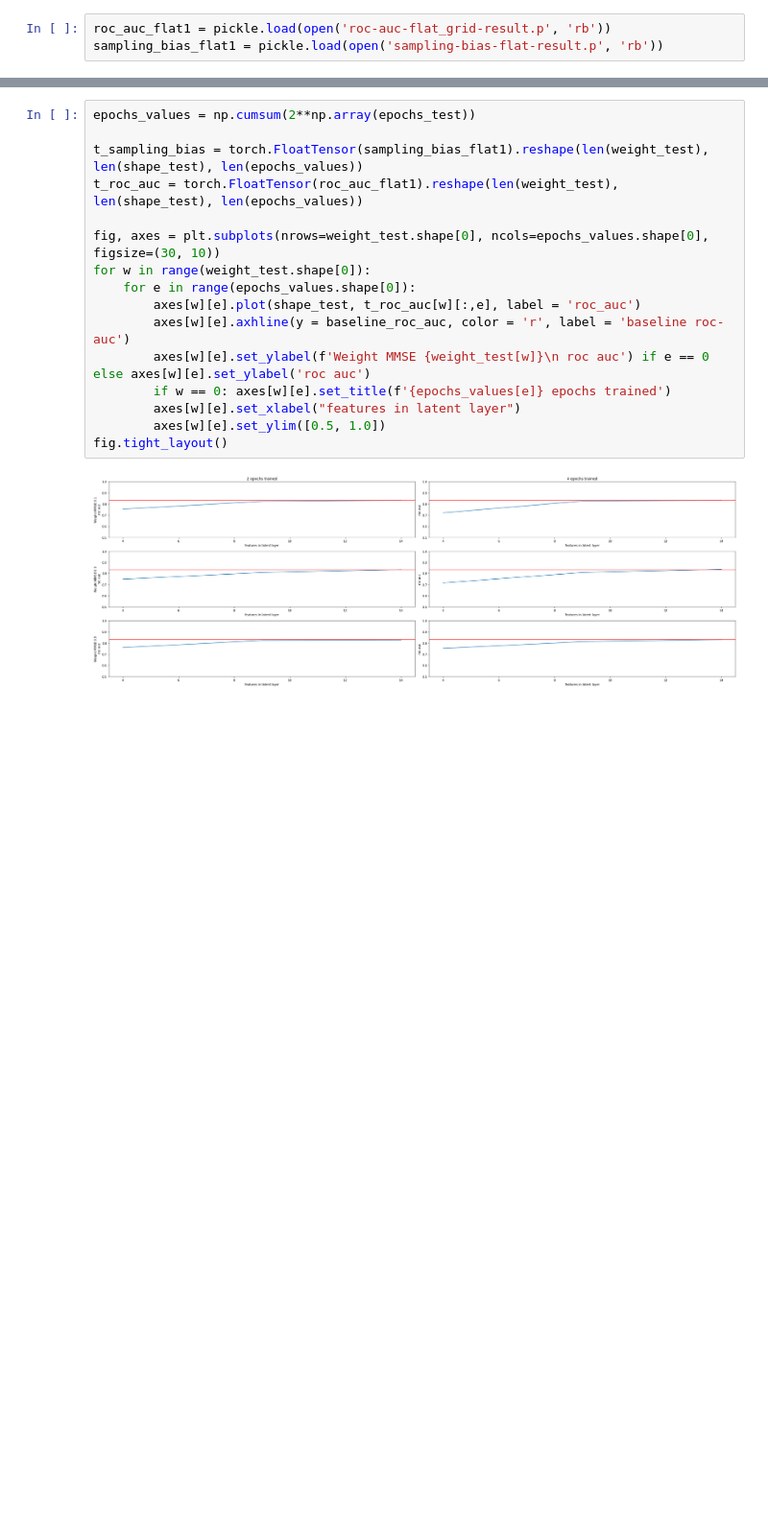
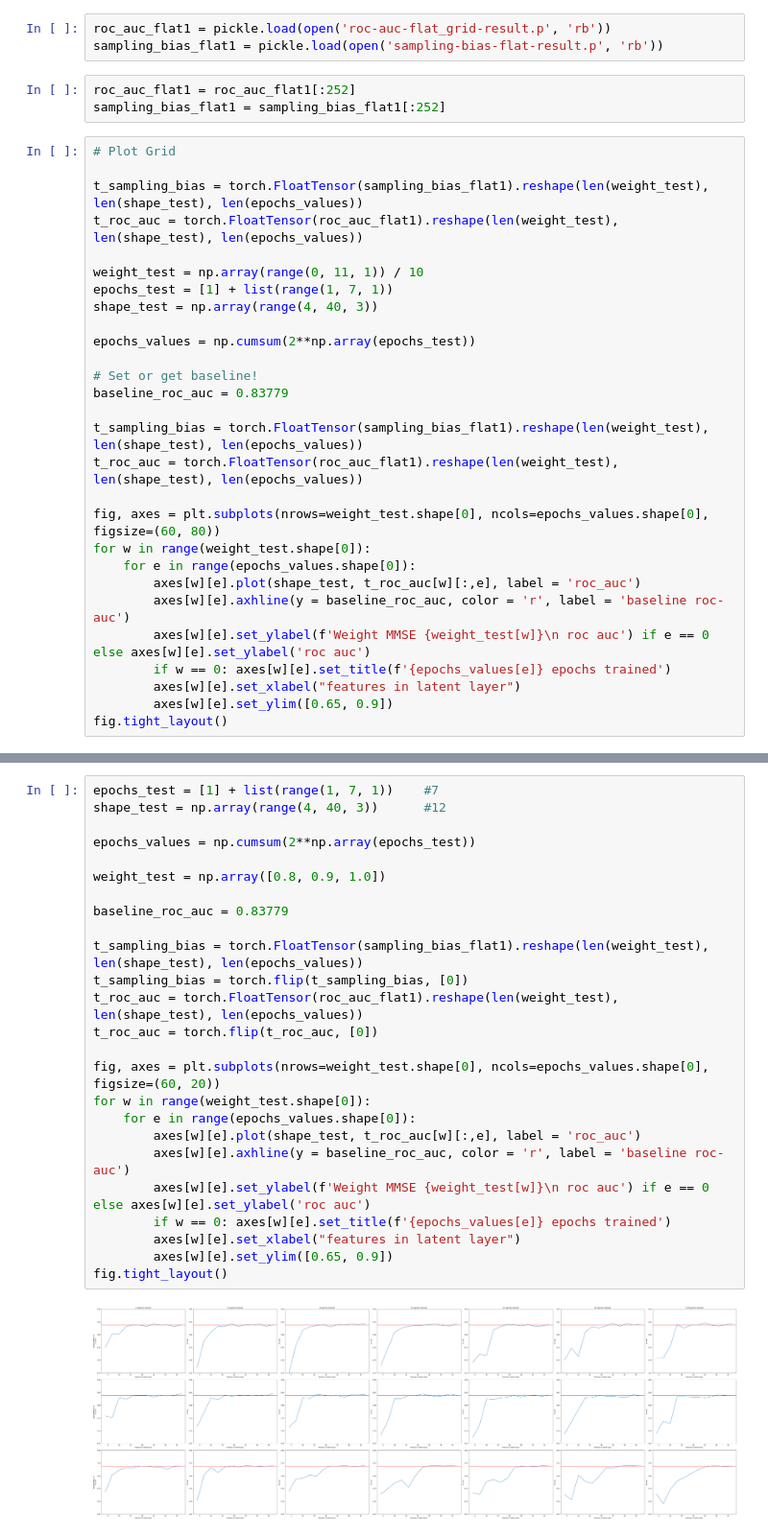
Before and after one commit to lukasvoege/reject-infer-autoencoder, a Jupyter notebook: notebooks/gridsearch.ipynb, the cells around one changed output, grey strips where cells are left out. Shown at 96% size. Drawn from its saved outputs; the diff is of its cells as text; blank space fills up the shorter version.

```diff
--- a/notebooks/gridsearch.ipynb
+++ b/notebooks/gridsearch.ipynb
@@ -159,3 +159,34 @@ KeyboardInterrupt:
 # %%
 roc_auc_flat1 = pickle.load(open('roc-auc-flat_grid-result.p', 'rb'))
 sampling_bias_flat1 = pickle.load(open('sampling-bias-flat-result.p', 'rb'))
+# %%
+roc_auc_flat1 = roc_auc_flat1[:252]
+sampling_bias_flat1 = sampling_bias_flat1[:252]
+# %%
+# Plot Grid
+
+t_sampling_bias = torch.FloatTensor(sampling_bias_flat1).reshape(len(weight_test), len(shape_test), len(epochs_values))
+t_roc_auc = torch.FloatTensor(roc_auc_flat1).reshape(len(weight_test), len(shape_test), len(epochs_values))
+
+weight_test = np.array(range(0, 11, 1)) / 10
+epochs_test = [1] + list(range(1, 7, 1))
+shape_test = np.array(range(4, 40, 3))
+
+epochs_values = np.cumsum(2**np.array(epochs_test))
+
+# Set or get baseline!
+baseline_roc_auc = 0.83779
+
+t_sampling_bias = torch.FloatTensor(sampling_bias_flat1).reshape(len(weight_test), len(shape_test), len(epochs_values))
+t_roc_auc = torch.FloatTensor(roc_auc_flat1).reshape(len(weight_test), len(shape_test), len(epochs_values))
+
+fig, axes = plt.subplots(nrows=weight_test.shape[0], ncols=epochs_values.shape[0], figsize=(60, 80))
+for w in range(weight_test.shape[0]):
+    for e in range(epochs_values.shape[0]):
+        axes[w][e].plot(shape_test, t_roc_auc[w][:,e], label = 'roc_auc')
+        axes[w][e].axhline(y = baseline_roc_auc, color = 'r', label = 'baseline roc-auc')
+        axes[w][e].set_ylabel(f'Weight MMSE {weight_test[w]}\n roc auc') if e == 0 else axes[w][e].set_ylabel('roc auc')
+        if w == 0: axes[w][e].set_title(f'{epochs_values[e]} epochs trained')
+        axes[w][e].set_xlabel("features in latent layer")
+        axes[w][e].set_ylim([0.65, 0.9])
+fig.tight_layout()
@@ -162,18 +201,27 @@ sampling_bias_flat1 = pickle.load(open('sampling-bias-flat-result.p', 'rb'))
 # %%
+epochs_test = [1] + list(range(1, 7, 1))    #7
+shape_test = np.array(range(4, 40, 3))      #12
+
 epochs_values = np.cumsum(2**np.array(epochs_test))
 
+weight_test = np.array([0.8, 0.9, 1.0])
+
+baseline_roc_auc = 0.83779
+
 t_sampling_bias = torch.FloatTensor(sampling_bias_flat1).reshape(len(weight_test), len(shape_test), len(epochs_values))
+t_sampling_bias = torch.flip(t_sampling_bias, [0])
 t_roc_auc = torch.FloatTensor(roc_auc_flat1).reshape(len(weight_test), len(shape_test), len(epochs_values))
+t_roc_auc = torch.flip(t_roc_auc, [0])
 
-fig, axes = plt.subplots(nrows=weight_test.shape[0], ncols=epochs_values.shape[0], figsize=(30, 10))
+fig, axes = plt.subplots(nrows=weight_test.shape[0], ncols=epochs_values.shape[0], figsize=(60, 20))
 for w in range(weight_test.shape[0]):
     for e in range(epochs_values.shape[0]):
         axes[w][e].plot(shape_test, t_roc_auc[w][:,e], label = 'roc_auc')
         axes[w][e].axhline(y = baseline_roc_auc, color = 'r', label = 'baseline roc-auc')
         axes[w][e].set_ylabel(f'Weight MMSE {weight_test[w]}\n roc auc') if e == 0 else axes[w][e].set_ylabel('roc auc')
         if w == 0: axes[w][e].set_title(f'{epochs_values[e]} epochs trained')
         axes[w][e].set_xlabel("features in latent layer")
-        axes[w][e].set_ylim([0.5, 1.0])
+        axes[w][e].set_ylim([0.65, 0.9])
 fig.tight_layout()
 # %% [output]
-[figure, old version]
+[figure, new version]
```
Also changed, not shown: parts of 3 cells of this notebook, 1 other file.
